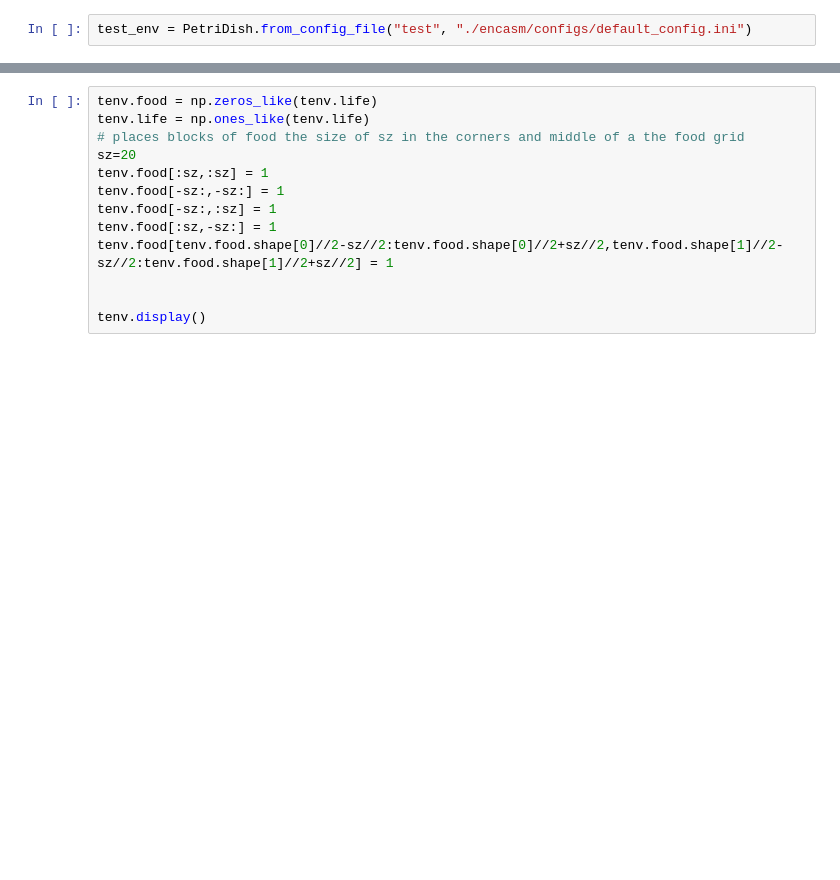
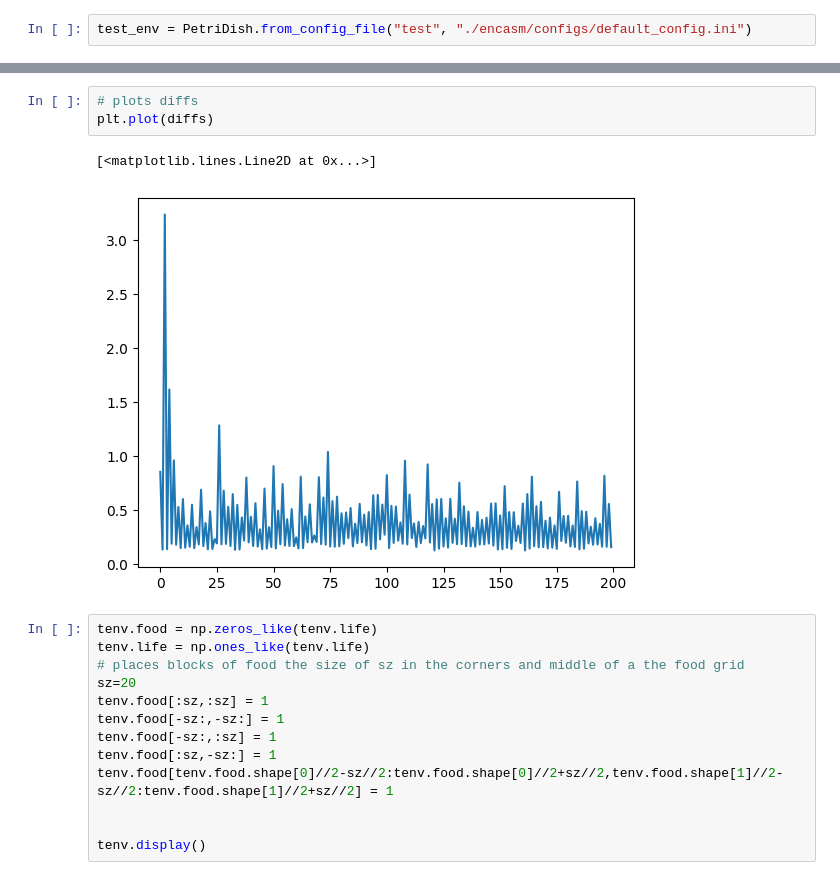
Before and after one commit to abarbieu/slime_mold_nca, a Jupyter notebook: playground.ipynb, the cells around one changed output, grey strips where cells are left out. Cells and saved outputs as stored; diff of their text form; blank space fills up the shorter version.

```diff
--- a/playground.ipynb
+++ b/playground.ipynb
@@ -112,3 +140,9 @@ tenv = PetriDish.from_env("tenv", test_envs["large"]['6']['4'])
+# %%
+# plots diffs
+plt.plot(diffs)
+# %% [output]
+[<matplotlib.lines.Line2D at 0x...>]
+[figure, added]
 # %%
 tenv.food = np.zeros_like(tenv.life)
 tenv.life = np.ones_like(tenv.life)
```
Also changed, not shown: parts of 18 cells of this notebook, 1 other file.
